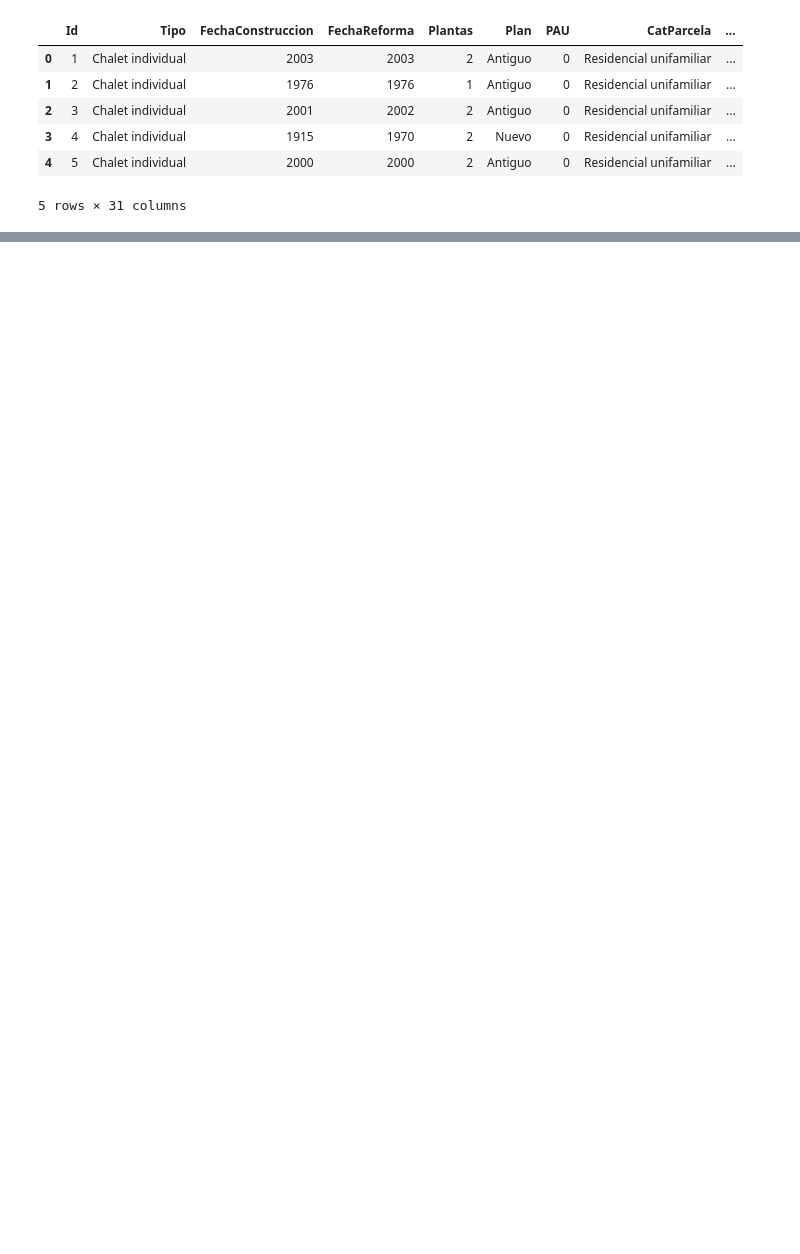
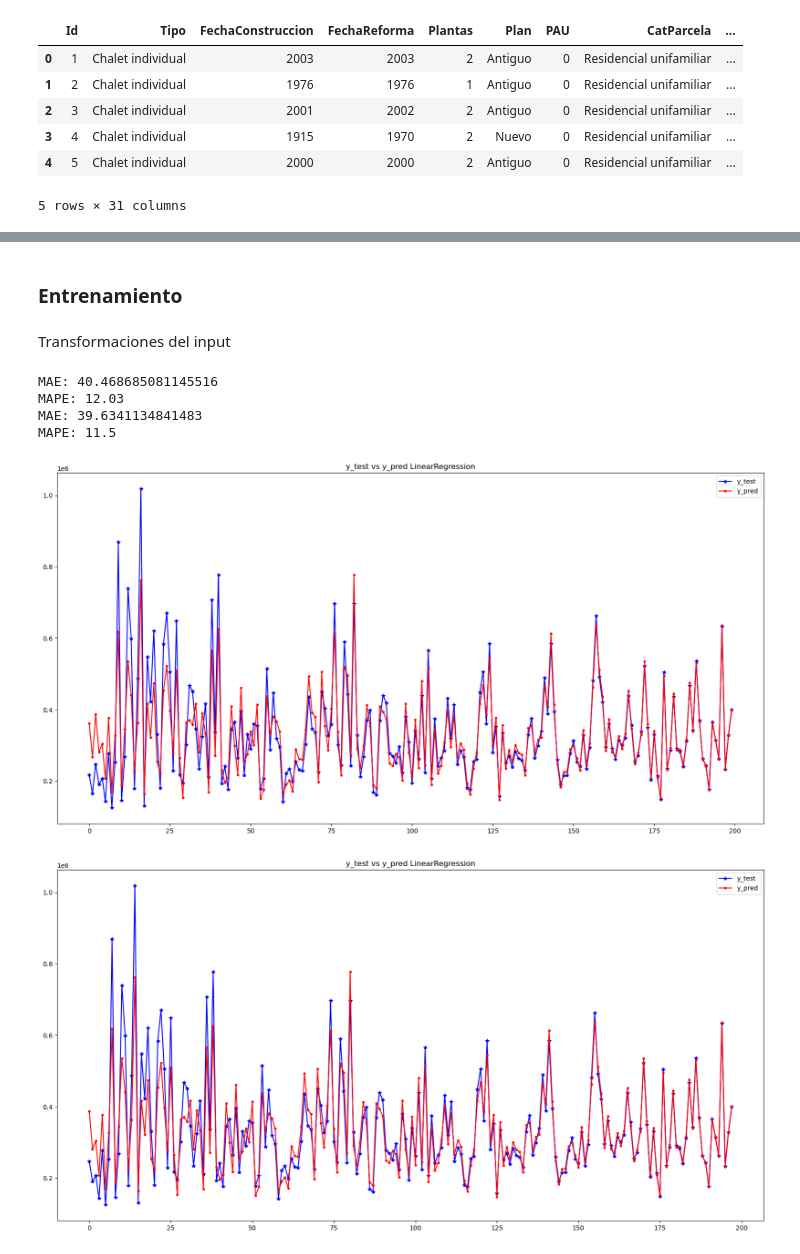
Before and after one commit to inogii/lacasademickeymouse, a Jupyter notebook: main.ipynb, the cells around one changed output, grey strips where cells are left out. Saved outputs shown, nothing was run; the diff lists cells and outputs as text; code cells hidden in the pictures; blank space fills up the shorter version.

```diff
--- a/main.ipynb
+++ b/main.ipynb
@@ -251,0 +297,2 @@ def visualize_test(y_test, y_pred, ax, model_name):
+# %% [markdown]
+### Entrenamiento
@@ -251,0 +305,2 @@ def visualize_test(y_test, y_pred, ax, model_name):
+# %% [markdown]
+Transformaciones del input
@@ -251,0 +372,39 @@ def visualize_test(y_test, y_pred, ax, model_name):
+# %%
+best_combination = {'recall': 0, 'model': None, 'norm': None, 'sampling': None, 'trained_model': None}
+fig, axes = plt.subplots(nrows=1, ncols=1, figsize=(20, 10))
+
+model = LinearRegression()
+model_name = model.__class__.__name__
+trained_model = train_model(model, X_train, y_train)
+y_pred = test_model(trained_model, X_test, y_test)
+
+y_pred = np.expm1(y_pred)
+
+indexes = visualize_test(y_test, y_pred, ax=axes, model_name='LinearRegression')
+
+#remove the first two indexes
+indexes = indexes[2:]
+
+y_test_2 = y_test.iloc[indexes]
+y_pred_2 = y_pred[indexes]
+
+fig, axes = plt.subplots(nrows=1, ncols=1, figsize=(20, 10))
+indexes2 = visualize_test(y_test_2, y_pred_2, ax=axes, model_name='LinearRegression')
+
+#Get the top 10% of those indices
+top_10_percent_idx = indexes[:len(indexes) // 10]
+
+# Extract rows from X_test and y_test using these indices
+X_test_top_errors = X_test.iloc[top_10_percent_idx]
+y_test_top_errors = y_test.iloc[top_10_percent_idx]
+
+#Form a DataFrame
+
+df_top_errors = pd.concat([X_test_top_errors, y_test_top_errors], axis=1)
+# %% [output]
+MAE: 40.468685081145516
+MAPE: 12.03
+MAE: 39.6341134841483
+MAPE: 11.5
+[figure, added]
+[figure, added]
```
Also changed, not shown: parts of 25 cells of this notebook, 11 other files.
